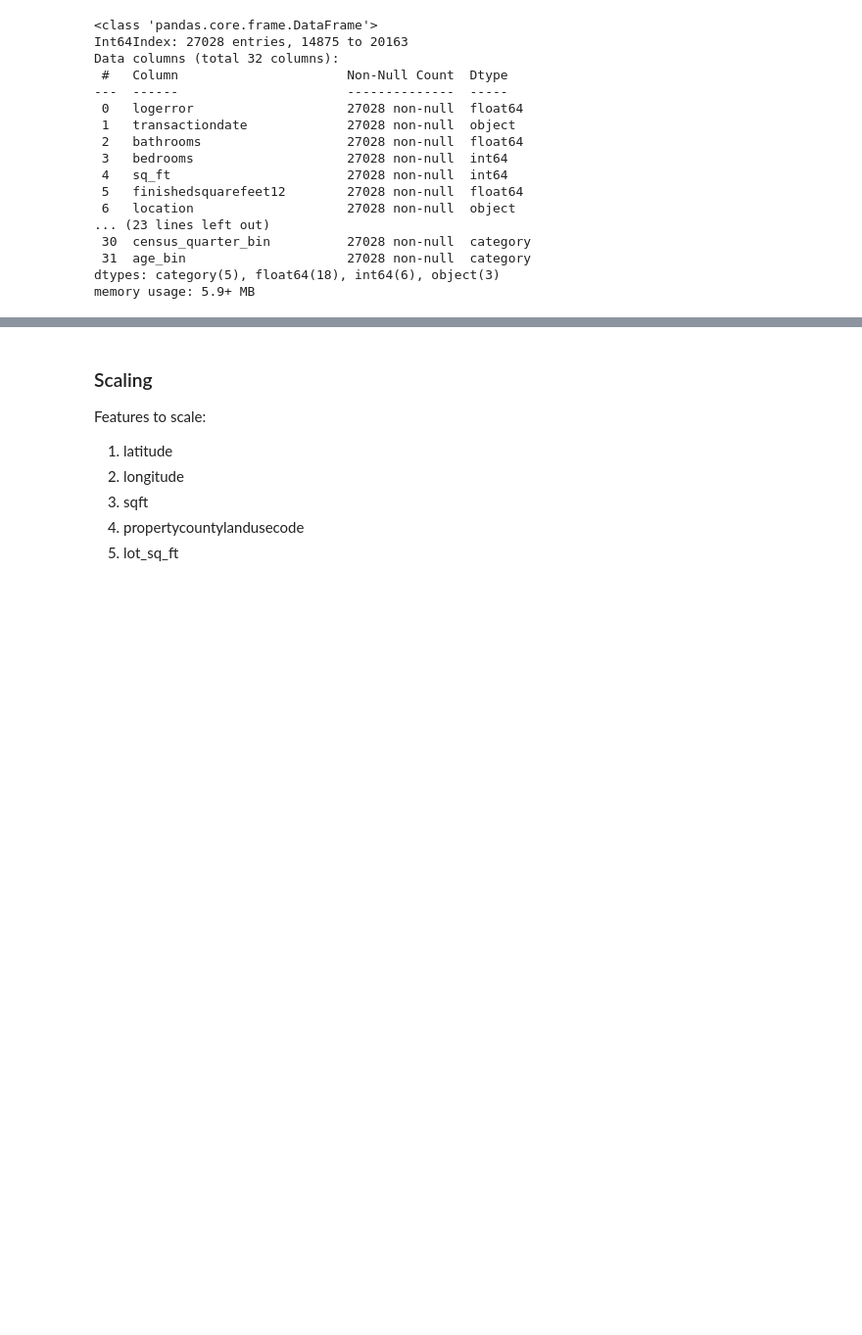
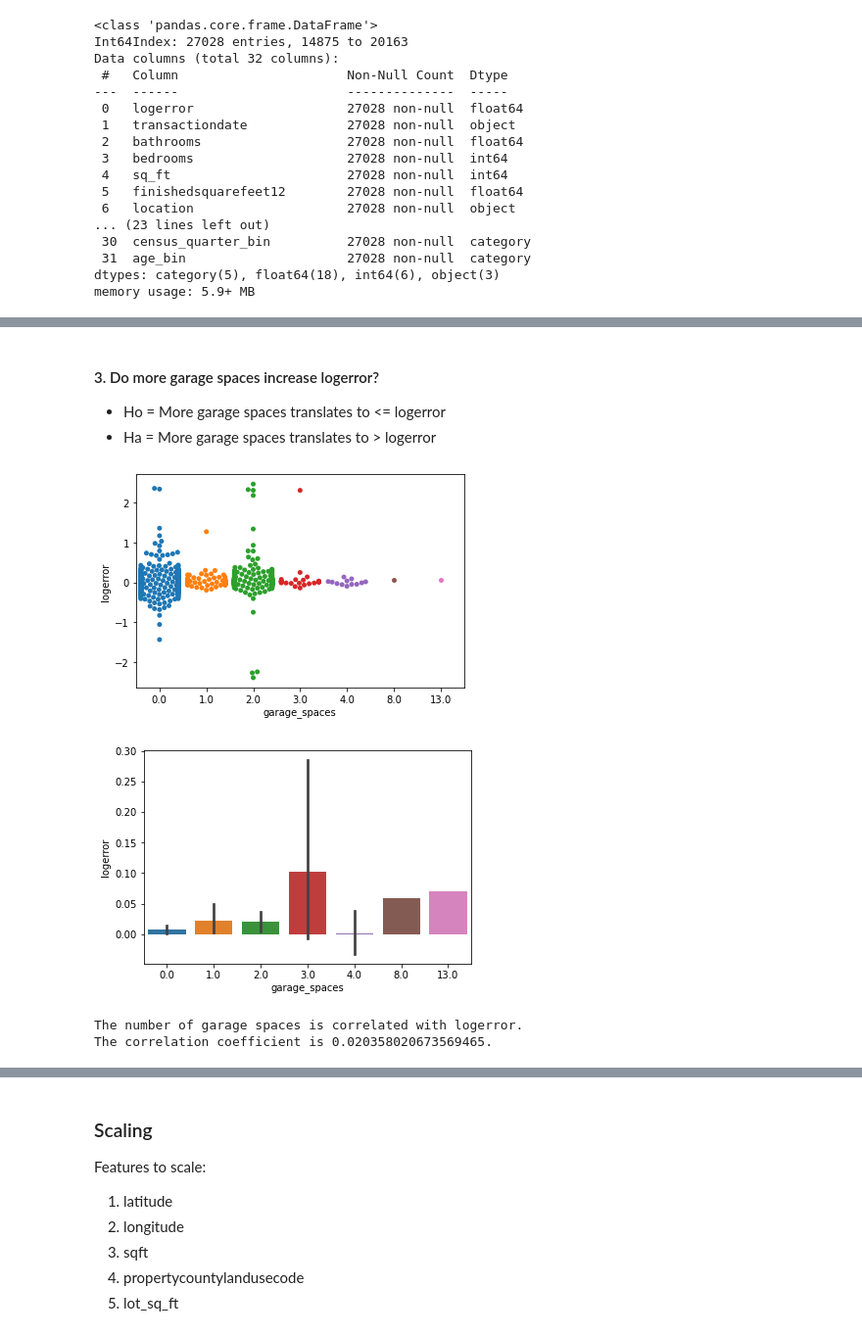
Before and after one commit to SchneemannDavid/clustering_project, a Jupyter notebook: working_notebook_clustering_p.ipynb, the cells around one changed output, grey strips where cells are left out. Shown at 98% size. Saved outputs shown, nothing was run; the diff lists cells and outputs as text; code cells hidden in the pictures; blank space fills up the shorter version.

```diff
--- a/working_notebook_clustering_p.ipynb
+++ b/working_notebook_clustering_p.ipynb
@@ -352,0 +461,27 @@ memory usage: 5.9+ MB
+# %% [markdown]
+#### 3. Do more garage spaces increase logerror?
+
+- Ho = More garage spaces translates to <= logerror
+- Ha = More garage spaces translates to > logerror
+# %%
+# Calling explore.py; applying plot function to 'garage_spaces' and 'home_value'
+explore.plot_categorical_and_continuous_vars(train, 'garage_spaces', 'logerror')
+# %% [output]
+[figure, added]
+[figure, added]
+# %%
+# Use the scipy stats function pearsonr to calculate the correlation coefficient and the p-value.
+alpha = 0.05
+
+r_garage , p_garage = pearsonr(x = train['garage_spaces'], y = train['logerror'])
+
+r_garage , p_garage
+
+if p_garage < alpha:
+    print('The number of garage spaces is correlated with logerror.')
+    print('The correlation coefficient is {}.'.format(r_garage))
+else:
+    print('The number of garage spaces is NOT correlated with logerror.')
+# %% [output]
+The number of garage spaces is correlated with logerror.
+The correlation coefficient is 0.020358020673569465.
```
Also changed, not shown: parts of 40 cells of this notebook, 3 other files.
